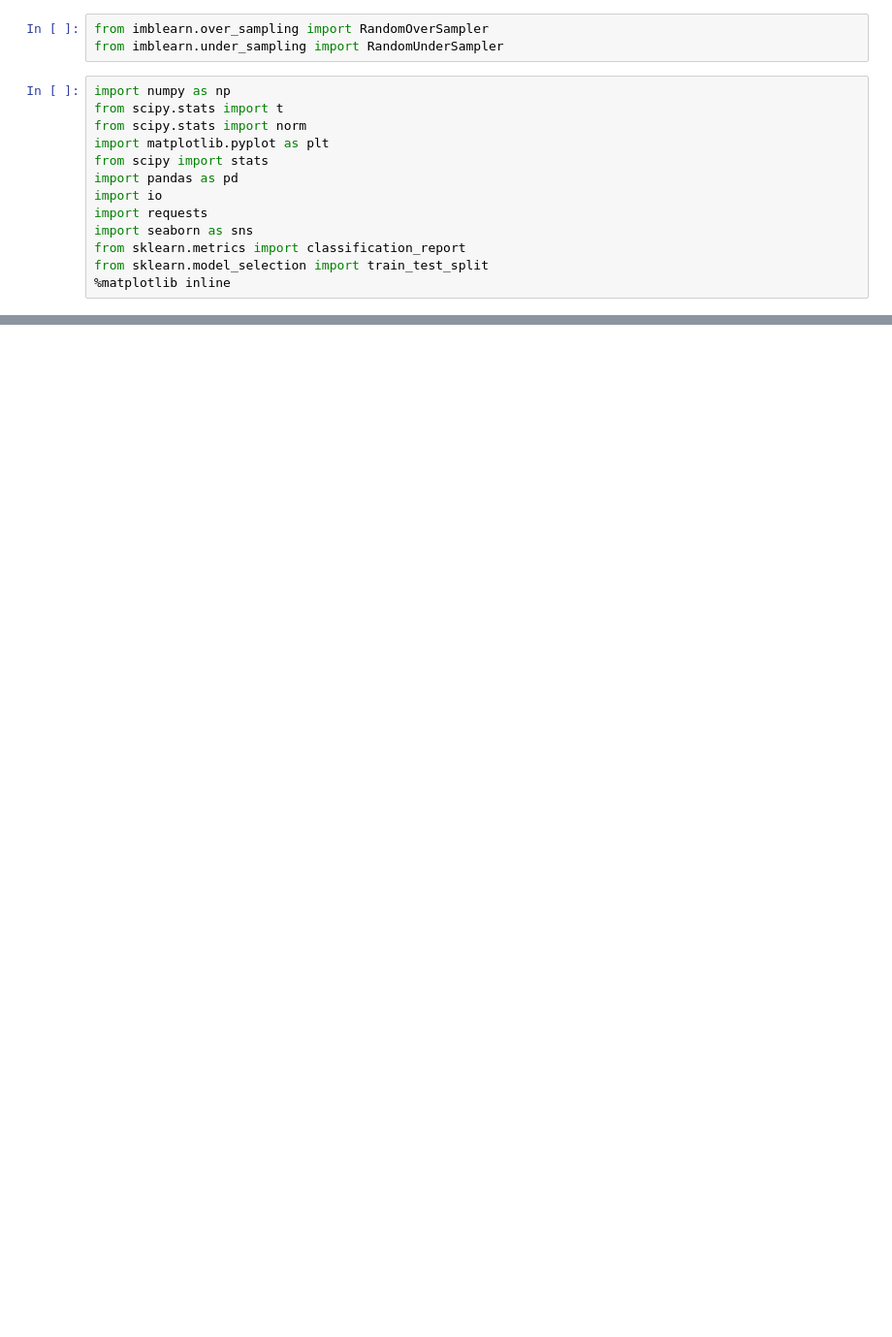
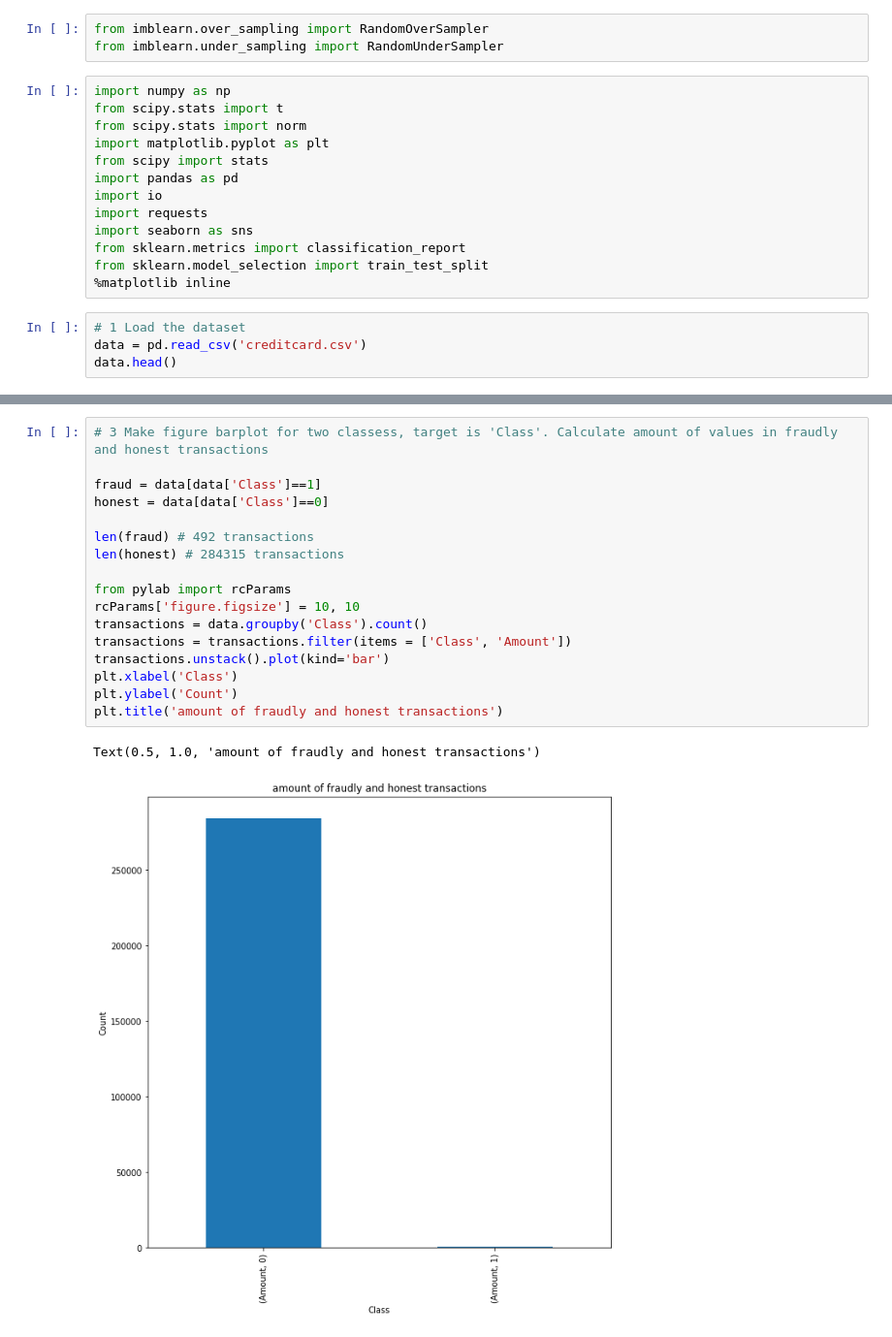
Before and after one commit to Geringer13/Netology_pyda, a Jupyter notebook: Python_18_Основные_статистические_тесты_и_проверка_гипотез_2.ipynb, the cells around one changed output, grey strips where cells are left out. Shown at 97% size. Drawn from its saved outputs; the diff is of its cells as text; blank space fills up the shorter version.

```diff
--- a/Python_18_Основные_статистические_тесты_и_проверка_гипотез_2.ipynb
+++ b/Python_18_Основные_статистические_тесты_и_проверка_гипотез_2.ipynb
@@ -16,3 +16,7 @@ import seaborn as sns
 from sklearn.metrics import classification_report
 from sklearn.model_selection import train_test_split
 %matplotlib inline
+# %%
+# 1 Load the dataset
+data = pd.read_csv('creditcard.csv')
+data.head()
@@ -18,0 +53,20 @@ from sklearn.model_selection import train_test_split
+# %%
+# 3 Make figure barplot for two classess, target is 'Class'. Calculate amount of values in fraudly and honest transactions
+
+fraud = data[data['Class']==1]
+honest = data[data['Class']==0]
+
+len(fraud) # 492 transactions
+len(honest) # 284315 transactions
+
+from pylab import rcParams
+rcParams['figure.figsize'] = 10, 10
+transactions = data.groupby('Class').count()
+transactions = transactions.filter(items = ['Class', 'Amount'])
+transactions.unstack().plot(kind='bar')
+plt.xlabel('Class')
+plt.ylabel('Count')
+plt.title('amount of fraudly and honest transactions')
+# %% [output]
+Text(0.5, 1.0, 'amount of fraudly and honest transactions')
+[figure, added]
```
Also changed, not shown: parts of 19 cells of this notebook.
